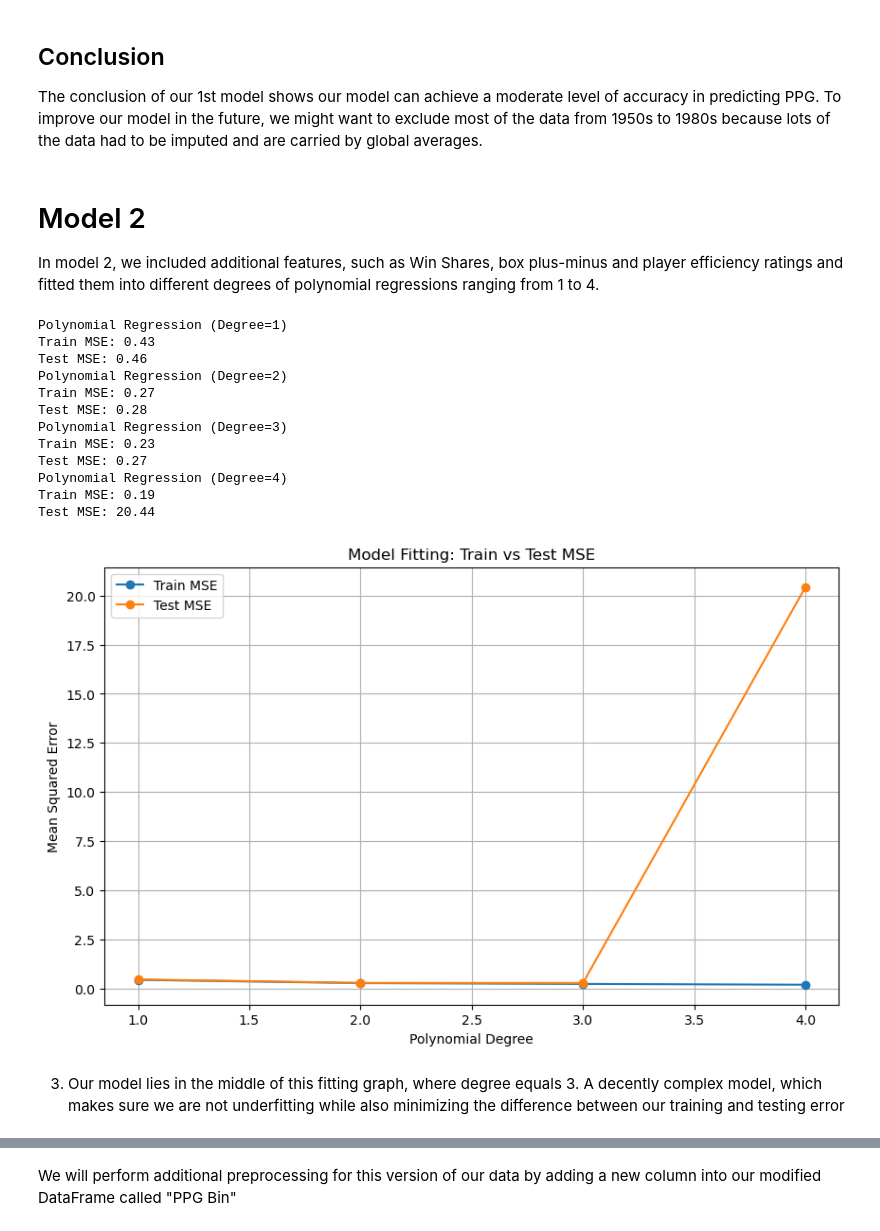
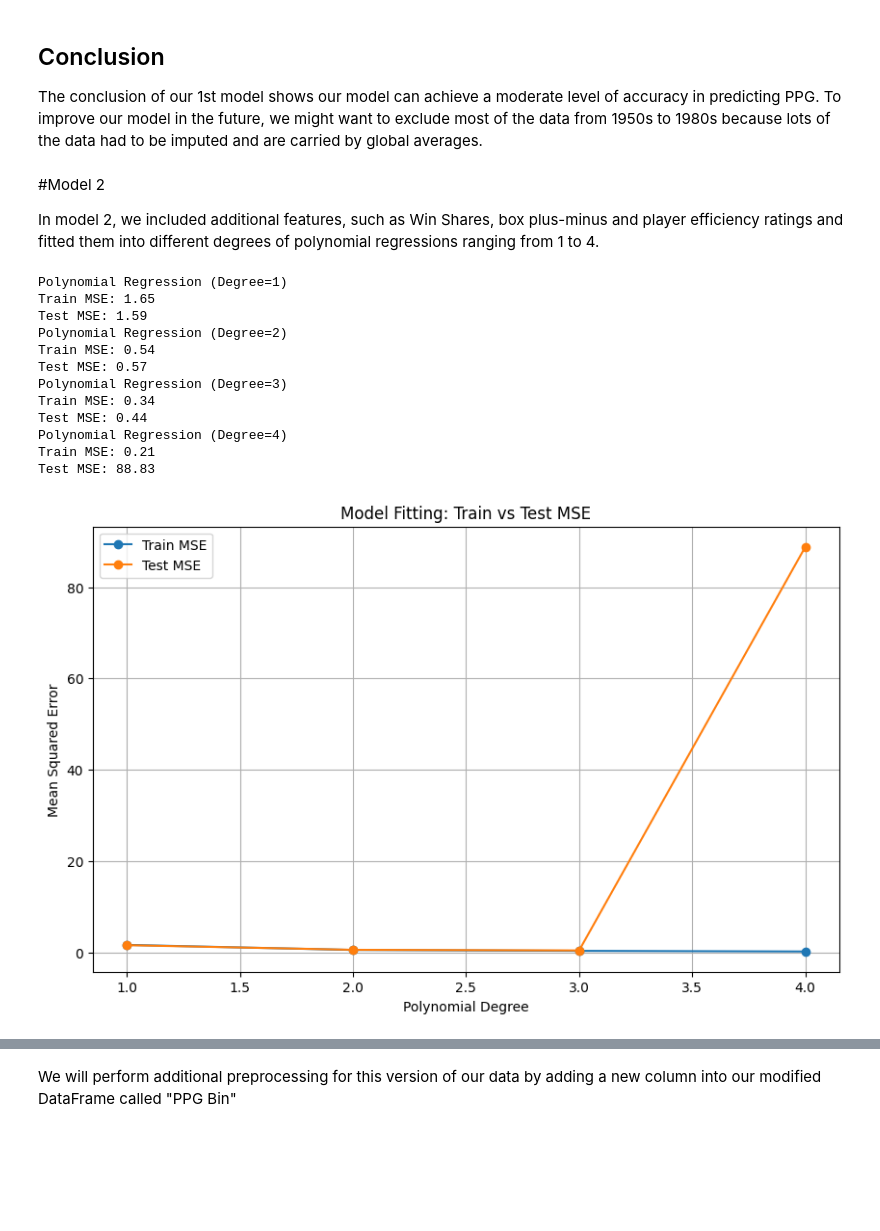
Before and after one commit to eiguzman/player-stat-predictor, a Jupyter notebook: CSE151AProject.ipynb, the cells around one changed output, grey strips where cells are left out. Drawn from its saved outputs; the diff is of its cells as text; code cells hidden in the pictures; blank space fills up the shorter version.

Commit message:
Changes to the model 1 and model 2 code

```diff
--- a/CSE151AProject.ipynb
+++ b/CSE151AProject.ipynb
@@ -133,7 +148,7 @@ The data set has 24,691 different observations, although there are repeat player
 - use min-max to scale since we do
 # %%
 processed_nbadf = nbadf.copy()
-removeFeat =  ['Unnamed: 0', 'blanl' , 'blank2', 'GS', 'Player', 'ORB', 'DRB', '3P', '2P', 'FG']
+removeFeat =  ['Unnamed: 0', 'blanl' , 'blank2', 'GS', 'Player', 'ORB', 'DRB', '3P', '2P', 'FG',]
 processed_nbadf = processed_nbadf.drop(removeFeat, axis=1)
 
 #fill NaNs in each non-category column
@@ -153,7 +168,7 @@ avg_G = processed_nbadf["G"].mean()
 processed_nbadf['MP_per_game'] = processed_nbadf['MP'] / processed_nbadf['G']
 #fill NaNs with the global average
 processed_nbadf['MP_per_game'] = processed_nbadf['MP_per_game'].fillna(avg_MP / avg_G)
-
+processed_nbadf = processed_nbadf.drop(['MP'], axis=1)
 #remove remaining NaNs
 processed_nbadf.dropna(inplace= True)
 
@@ -163,7 +178,7 @@ processed_nbadf
 
 #compute per game and fill out na values with mean
 feature_cols = []
-for column in ['PTS', 'TRB', 'AST', 'MP', 'FGA', '3PA', '2PA', 'FTA']:
+for column in ['PTS', 'TRB', 'AST', 'FGA', '3PA', '2PA', 'FTA']:
   col = column + '_per_game'
   feature_cols.append(col)
   processed_nbadf[col] = processed_nbadf[column] / processed_nbadf['G']
@@ -244,15 +332,15 @@ Training MSE: 0.43
 ## Conclusion
 The conclusion of our 1st model shows our model can achieve a moderate level of accuracy in predicting PPG. To improve our model in the future, we might want to exclude most of the data from 1950s to 1980s because lots of the data had to be imputed and are carried by global averages.
 # %% [markdown]
-# Model 2
+#Model 2
 
 In model 2, we included additional features, such as Win Shares, box plus-minus and player efficiency ratings and fitted them into different degrees of polynomial regressions ranging from 1 to 4.
 # %%
 from sklearn.preprocessing import PolynomialFeatures
 from sklearn.linear_model import LinearRegression
 from sklearn.metrics import mean_squared_error, r2_score
-
-X_train, X_test, y_train, y_test = train_test_split(processed_nbadf[['TRB_per_game', 'AST_per_game', 'MP_per_game', 'FGA_per_game', '3PA_per_game', '2PA_per_game', 'FTA_per_game','WS','BPM', 'PER']], processed_nbadf.PTS_per_game, test_size=0.2, random_state=21)
+y = processed_nbadf.PTS_per_game
+X_train, X_test, y_train, y_test = train_test_split(processed_nbadf[['TRB_per_game', 'AST_per_game', 'MP_per_game', '3PA_per_game', '2PA_per_game', 'FTA_per_game','WS','BPM', 'PER','VORP','Age', 'OBPM']], y, test_size=0.2, random_state=22)
 
 # min max scale
 scaler = MinMaxScaler()
@@ -279,41 +367,39 @@ for degree in degrees:
   y_train_pred = model2.predict(X_train_poly)
   y_test_pred = model2.predict(X_test_poly)
 
 
   train_mse = mean_squared_error(y_train, y_train_pred)
   test_mse = mean_squared_error(y_test, y_test_pred)
   train_mse_list.append(train_mse)
   test_mse_list.append(test_mse)
 
   print(f"Polynomial Regression (Degree={initialDegree})")
   print(f"Train MSE: {train_mse:.2f}")
   print(f"Test MSE: {test_mse:.2f}")
 
 ## WILL CHOOSE Degree 3 for Polynomial Regression, better performance with
 ## least signs of overfitting
 # Plotting
 plt.figure(figsize=(10, 6))
 plt.plot(degrees, train_mse_list, marker='o', label='Train MSE')
 plt.plot(degrees, test_mse_list, marker='o', label='Test MSE')
 plt.xlabel('Polynomial Degree')
 plt.ylabel('Mean Squared Error')
 plt.title('Model Fitting: Train vs Test MSE')
 plt.legend()
 plt.grid(True)
 plt.show()
 # %% [output]
 Polynomial Regression (Degree=1)
-Train MSE: 0.43
-Test MSE: 0.46
+Train MSE: 1.65
+Test MSE: 1.59
 Polynomial Regression (Degree=2)
-Train MSE: 0.27
-Test MSE: 0.28
+Train MSE: 0.54
+Test MSE: 0.57
 Polynomial Regression (Degree=3)
-Train MSE: 0.23
-Test MSE: 0.27
+Train MSE: 0.34
+Test MSE: 0.44
 Polynomial Regression (Degree=4)
-Train MSE: 0.19
-Test MSE: 20.44
+Train MSE: 0.21
+Test MSE: 88.83
-[figure, old version]
+[figure, new version]
-# %% [markdown]
-3. Our model lies in the middle of this fitting graph, where degree equals 3. A decently complex model, which makes sure we are not underfitting while also minimizing the difference between our training and testing error
```
Also changed, not shown: parts of 45 cells of this notebook.
